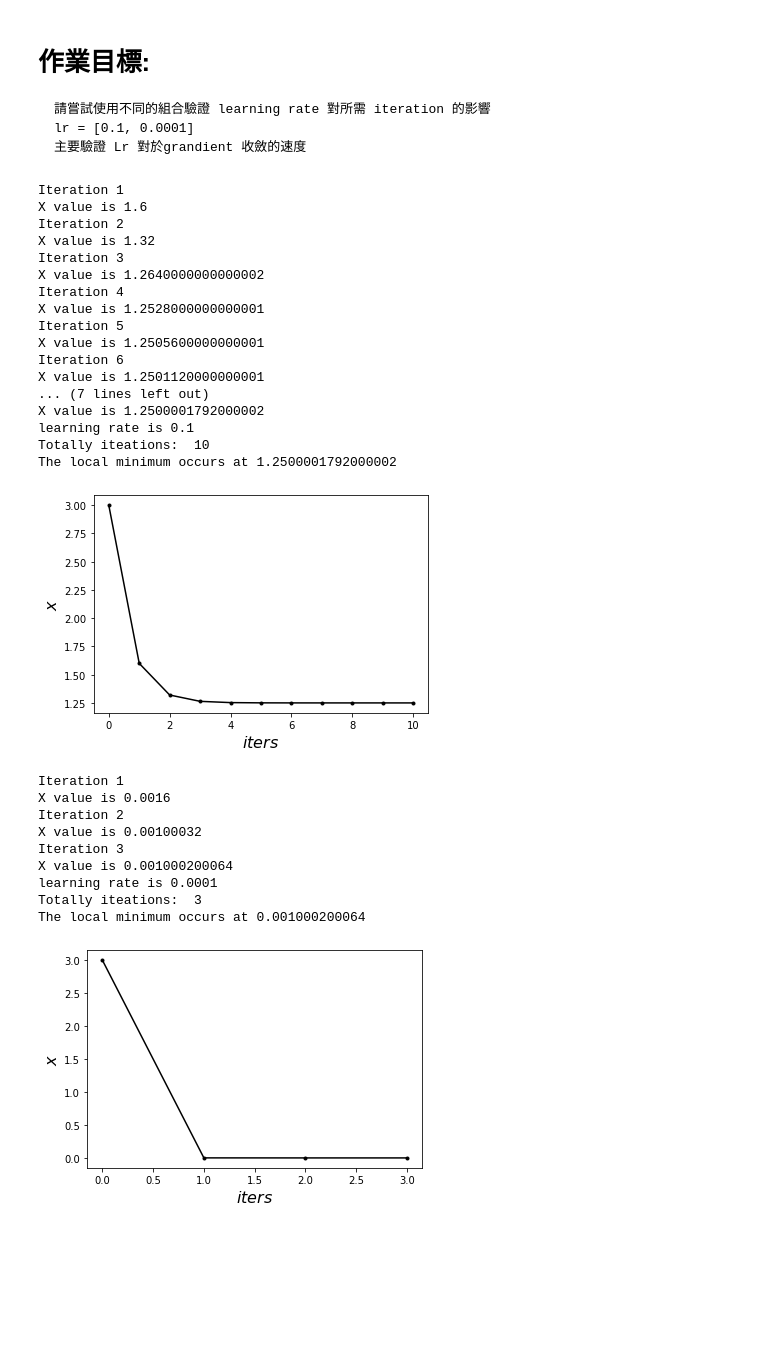
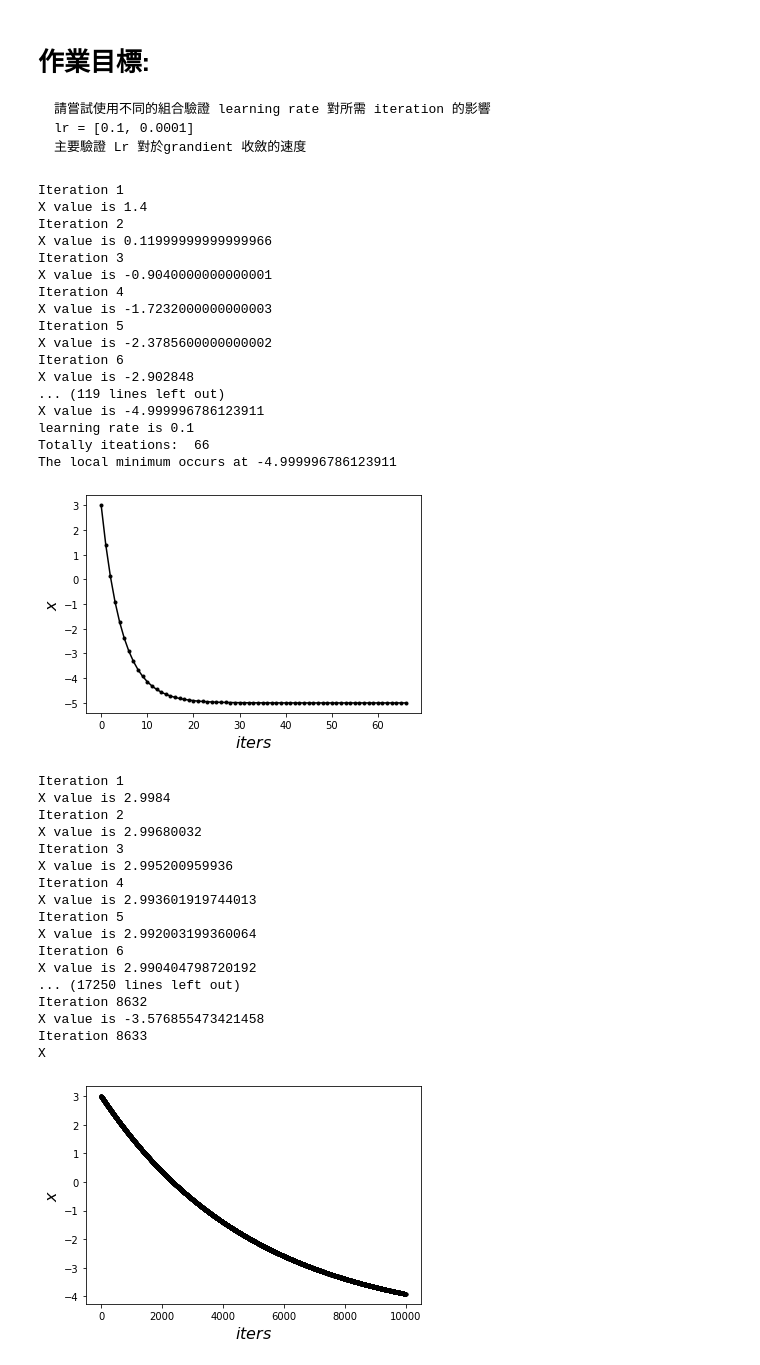
Before and after one commit to Chung-Yi/cupoy, a Jupyter notebook: D73/Day73_Gradient_Descent_HW.ipynb, the cells around one changed output. Cells and saved outputs as stored; diff of their text form; code cells hidden in the pictures; blank space fills up the shorter version.

```diff
--- a/D73/Day73_Gradient_Descent_HW.ipynb
+++ b/D73/Day73_Gradient_Descent_HW.ipynb
@@ -47,52 +47,60 @@ def run(lr):
     previous_step_size = 1
     while previous_step_size > precision and iters < max_iters:
         prev_x = cur_x
-        cur_x = lr * df(prev_x)
+        cur_x = cur_x - lr * df(prev_x)
         previous_step_size = abs(cur_x - prev_x)
         iters += 1
         print("Iteration",iters,"\nX value is",cur_x) #Print iterations
          # Store parameters for plotting
         iters_history.append(iters)
         x_history.append(cur_x)
 
     print(f"learning rate is {lr}")
     print("Totally iteations: ", iters)
     print("The local minimum occurs at", cur_x)
 
     plt.plot(iters_history, x_history, 'o-', ms=3, lw=1.5, color='black')
     plt.xlabel(r'$iters$', fontsize=16)
     plt.ylabel(r'$x$', fontsize=16)
     plt.show()
 
 
 for lr in lrs:
     run(lr)
 # %% [output]
 Iteration 1
-X value is 1.6
+X value is 1.4
 Iteration 2
-X value is 1.32
+X value is 0.11999999999999966
 Iteration 3
-X value is 1.2640000000000002
+X value is -0.9040000000000001
 Iteration 4
-X value is 1.2528000000000001
+X value is -1.7232000000000003
 Iteration 5
-X value is 1.2505600000000001
+X value is -2.3785600000000002
 Iteration 6
-X value is 1.2501120000000001
-... (7 lines left out)
-X value is 1.2500001792000002
+X value is -2.902848
+... (119 lines left out)
+X value is -4.999996786123911
 learning rate is 0.1
-Totally iteations:  10
-The local minimum occurs at 1.2500001792000002
+Totally iteations:  66
+The local minimum occurs at -4.999996786123911
-[figure, old version]
+[figure, new version]
 Iteration 1
-X value is 0.0016
+X value is 2.9984
 Iteration 2
-X value is 0.00100032
+X value is 2.99680032
 Iteration 3
-X value is 0.001000200064
-learning rate is 0.0001
-Totally iteations:  3
-The local minimum occurs at 0.001000200064
+X value is 2.995200959936
+Iteration 4
+X value is 2.993601919744013
+Iteration 5
+X value is 2.992003199360064
+Iteration 6
+X value is 2.990404798720192
+... (17250 lines left out)
+Iteration 8632
+X value is -3.576855473421458
+Iteration 8633
+X
-[figure, old version]
+[figure, new version]
```
